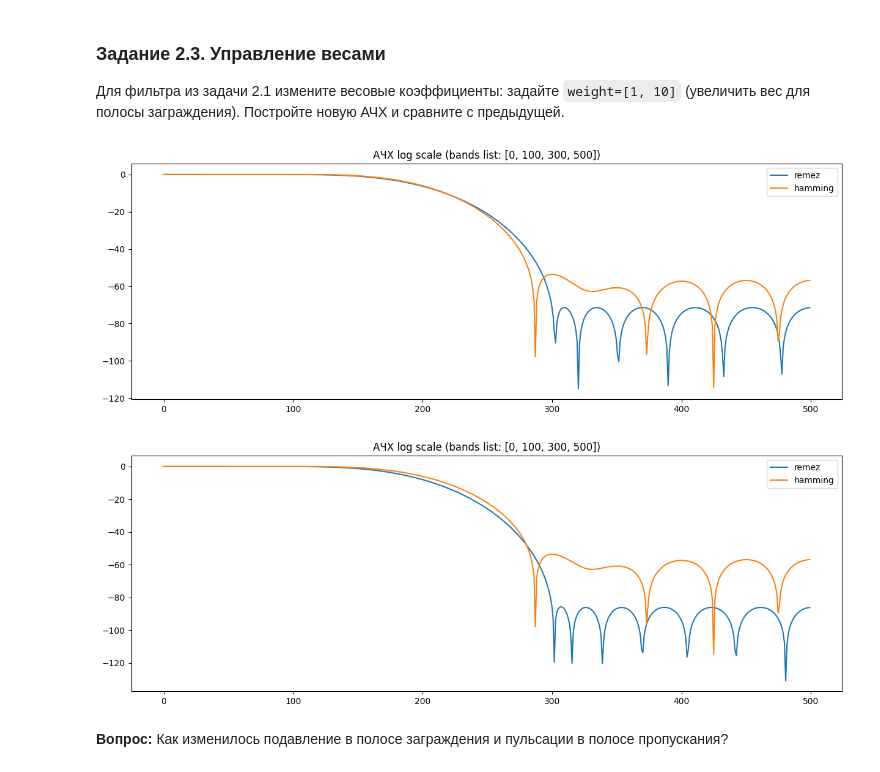
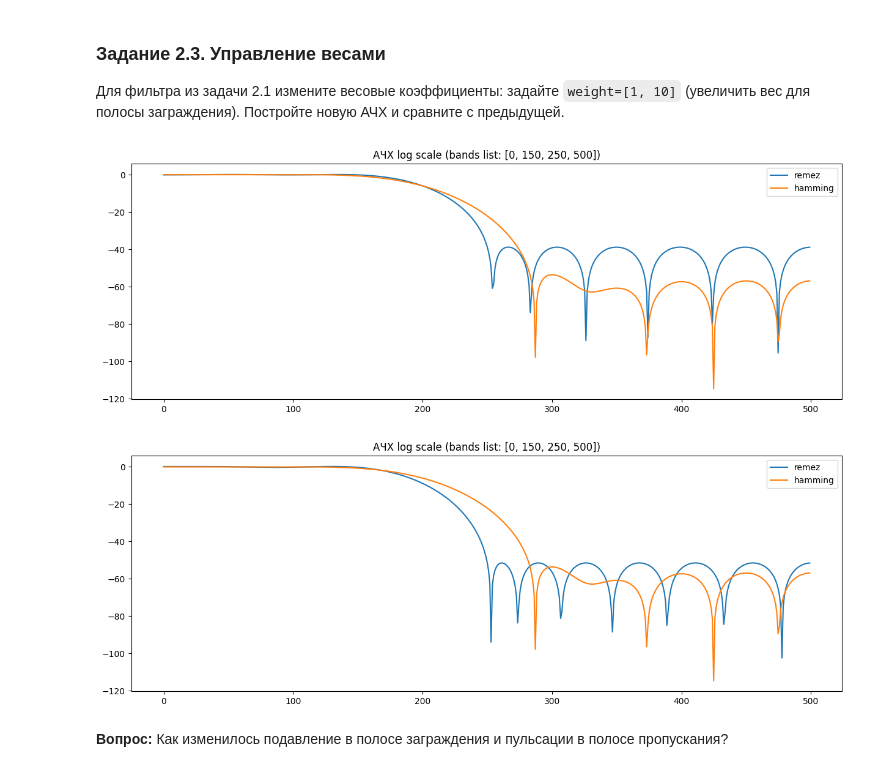
Before and after one commit to Korobokkk/YADRO-2026_dsp-seminars, a Jupyter notebook: seminars/6.ipynb, the cells around one changed output. Saved outputs shown, nothing was run; the diff lists cells and outputs as text; code cells hidden in the pictures.

```diff
--- a/seminars/6.ipynb
+++ b/seminars/6.ipynb
@@ -225,12 +226,13 @@ for i in range(5):
 ### Задание 2.3. Управление весами
 Для фильтра из задачи 2.1 измените весовые коэффициенты: задайте `weight=[1, 10]` (увеличить вес для полосы заграждения). Постройте новую АЧХ и сравните с предыдущей.
 # %%
-weight=[1, 10]
+bands = [0, 150, 250, 500]
+weight = [1, 10]
 draw_plot(L, bands, desired)
 draw_plot(L, bands, desired, weight_param=weight)
 # %% [output]
-[figure, old version]
+[figure, new version]
-[figure, old version]
+[figure, new version]
 # %% [markdown]
 **Вопрос:** Как изменилось подавление в полосе заграждения и пульсации в полосе пропускания?
 # %% [markdown]
```
Also changed, not shown: parts of 5 cells of this notebook.
